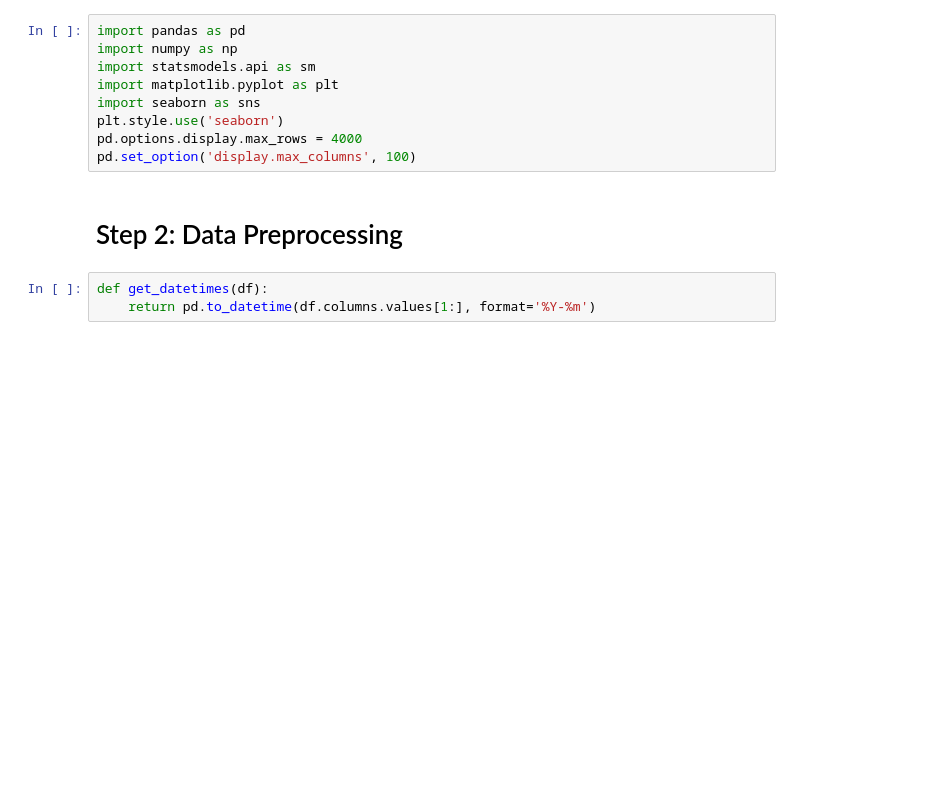
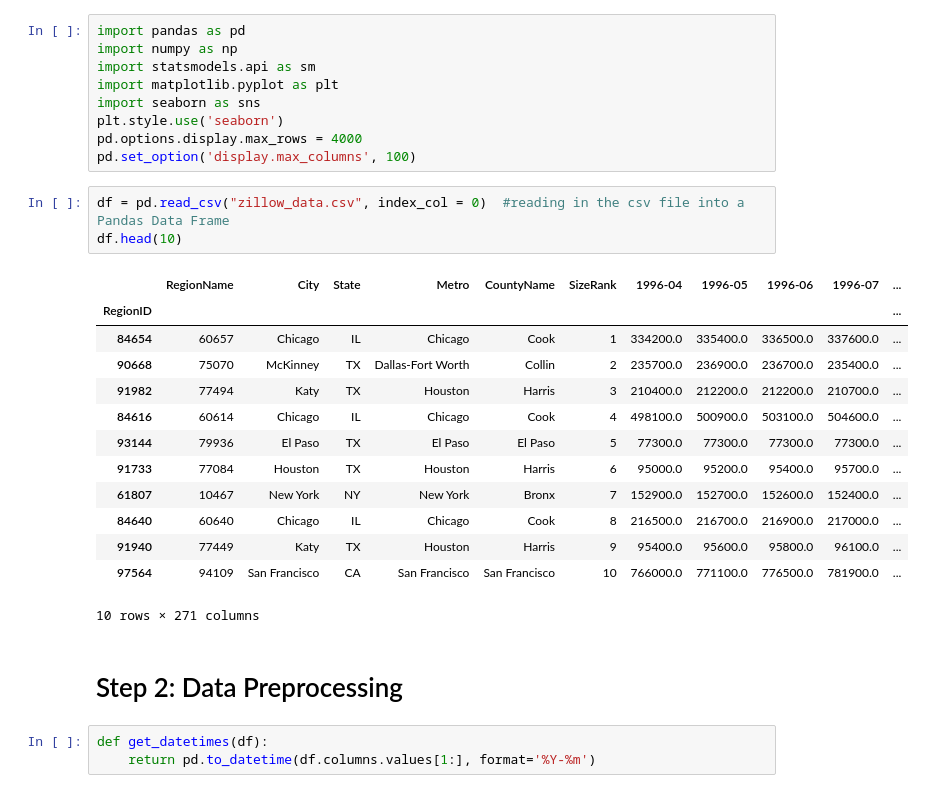
Before and after one commit to chibz3/Time_series_zillow, a Jupyter notebook: starter_notebook.ipynb, the cells around one changed output. Drawn from its saved outputs; the diff is of its cells as text; blank space fills up the shorter version.

```diff
--- a/starter_notebook.ipynb
+++ b/starter_notebook.ipynb
@@ -43,6 +43,23 @@ import seaborn as sns
 plt.style.use('seaborn')
 pd.options.display.max_rows = 4000
 pd.set_option('display.max_columns', 100)
+# %%
+df = pd.read_csv("zillow_data.csv", index_col = 0)  #reading in the csv file into a Pandas Data Frame
+df.head(10)
+# %% [output]
+|  | RegionName | City | State | Metro | CountyName | SizeRank | 1996-04 | 1996-05 | 1996-06 | 1996-07 | ... |
+| RegionID |  |  |  |  |  |  |  |  |  |  | ... |
+| 84654 | 60657 | Chicago | IL | Chicago | Cook | 1 | 334200.0 | 335400.0 | 336500.0 | 337600.0 | ... |
+| 90668 | 75070 | McKinney | TX | Dallas-Fort Worth | Collin | 2 | 235700.0 | 236900.0 | 236700.0 | 235400.0 | ... |
+| 91982 | 77494 | Katy | TX | Houston | Harris | 3 | 210400.0 | 212200.0 | 212200.0 | 210700.0 | ... |
+| 84616 | 60614 | Chicago | IL | Chicago | Cook | 4 | 498100.0 | 500900.0 | 503100.0 | 504600.0 | ... |
+| 93144 | 79936 | El Paso | TX | El Paso | El Paso | 5 | 77300.0 | 77300.0 | 77300.0 | 77300.0 | ... |
+| 91733 | 77084 | Houston | TX | Houston | Harris | 6 | 95000.0 | 95200.0 | 95400.0 | 95700.0 | ... |
+| 61807 | 10467 | New York | NY | New York | Bronx | 7 | 152900.0 | 152700.0 | 152600.0 | 152400.0 | ... |
+| 84640 | 60640 | Chicago | IL | Chicago | Cook | 8 | 216500.0 | 216700.0 | 216900.0 | 217000.0 | ... |
+| 91940 | 77449 | Katy | TX | Houston | Harris | 9 | 95400.0 | 95600.0 | 95800.0 | 96100.0 | ... |
+| 97564 | 94109 | San Francisco | CA | San Francisco | San Francisco | 10 | 766000.0 | 771100.0 | 776500.0 | 781900.0 | ... |
+10 rows × 271 columns
 # %% [markdown]
 # Step 2: Data Preprocessing
 # %%
```
Also changed, not shown: parts of 2 cells of this notebook, 1 other file.
